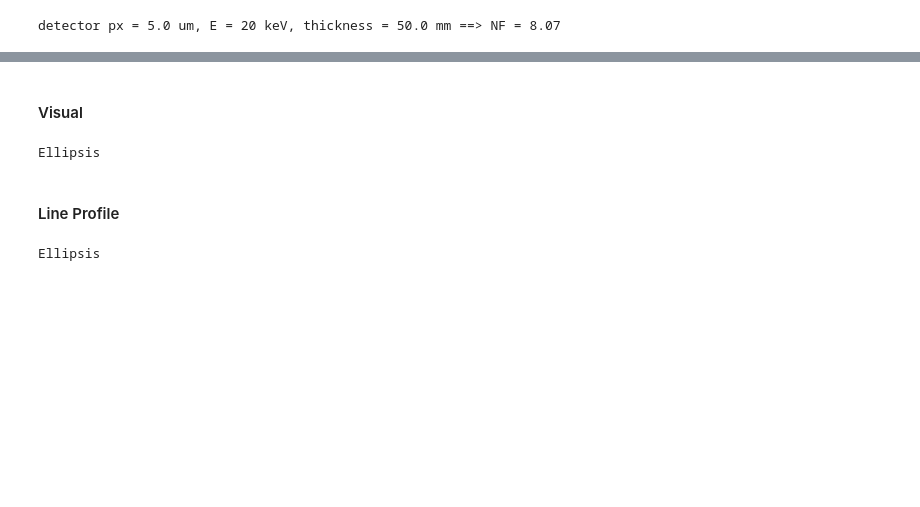
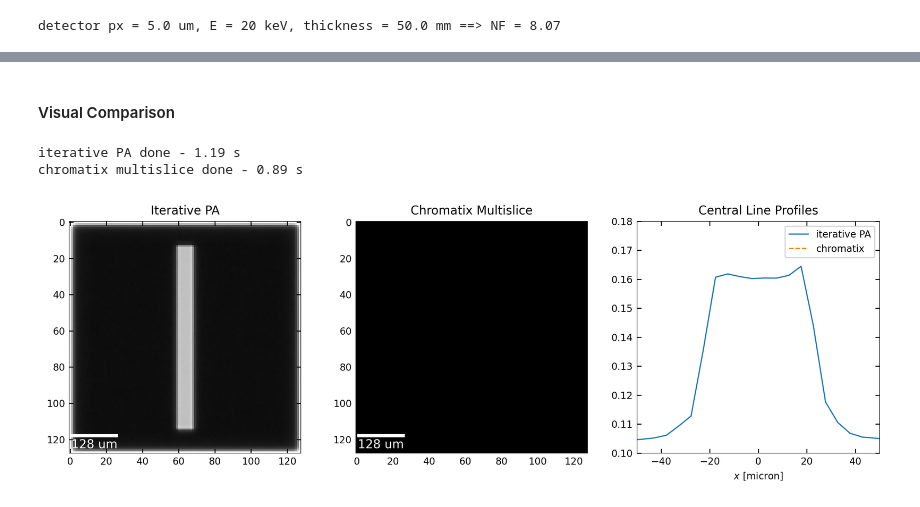
Before and after one commit to gjadick/spectral-xpci, a Jupyter notebook: comparing-two-multislice-functions.ipynb, the cells around one changed output, grey strips where cells are left out. Cells and saved outputs as stored; diff of their text form; code cells hidden in the pictures; blank space fills up the shorter version.

Commit message:
troubleshooting chromatix multislice

```diff
--- a/comparing-two-multislice-functions.ipynb
+++ b/comparing-two-multislice-functions.ipynb
@@ -63,13 +63,13 @@ def NF(a, E, z):
 ### The Two Functions:
 # %%
 def simulate_multislice_chromatix(obj_beta, obj_delta, phantom_dx, phantom_dz, phantom_N, z_slices,
-                                    det_shape, det_dx, det_fwhm, energy, propdist, I0):
+                                    det_shape, det_dx, det_fwhm, energy, propdist, I0,
+                                    det_psf='lorentzian', N_pad=100, n_medium=1, n_avg=1, key=jax.random.PRNGKey(3)):
     # from multislice.ipynb
     # this is the one that needs to be fiddled with to get the right output
 
-    # cailey added this line to troubleshoot / generalize
-    # note that cailey also added the function input parameters "phantom_N, z_slices" above
     phantom_shape = jnp.array([z_slices, phantom_N, phantom_N])
+    fov = phantom_N*phantom_dx
 
     field = cx.plane_wave(
         shape = phantom_shape[1:],
@@ -78,7 +78,7 @@ def simulate_multislice_chromatix(obj_beta, obj_delta, phantom_dx, phantom_dz, p
         spectral_density = 1.0,
     )
 
-    field = field / field.intensity.max()**0.5 / ((phantom_N / det_shape[0])**2)  # normalize
+    field = (field / field.intensity.max()**0.5) / ((phantom_N / det_shape[0])**2)  # normalize
     cval = field.intensity.max()
 
 
@@ -177,7 +177,7 @@ thickness = 5e-2     # thickness along propagation axis (z)
 det_shape = (128, 128)   # Note -- detector is smaller than phantom! Only 128x128 vs 1024x1024.
 det_fov = fov
 det_dx = det_fov / det_shape[0]
-det_psf = None #'lorentzian'
+det_psf = 'lorentzian' # was originally None
 det_fwhm = 1e-6
 
 fiber_width = 50e-6
@@ -213,12 +213,43 @@ Wall time: 3.92 s
 # %% [markdown]
-#### Visual
+#### Visual Comparison
-# %%
-...
-# %% [output]
-Ellipsis
-# %% [markdown]
-#### Line Profile
-# %%
-...
-# %% [output]
-Ellipsis
+# %%
+t0 = time()
+img_ms_approx = simulate_multislice_PA(obj_beta, obj_delta, dx, dz, N, Nz, det_shape, det_dx, det_fwhm, energy, propdist, I0, det_psf=det_psf)
+print(f'iterative PA done - {time() - t0:.2f} s')
+
+t0 = time()
+img_ms_chromatix = simulate_multislice_chromatix(obj_beta, obj_delta, dx, dz, N, Nz, det_shape, det_dx, det_fwhm, energy, propdist, I0, det_psf=det_psf)
+print(f'chromatix multislice done - {time() - t0:.2f} s')
+
+
+fig, ax = plt.subplots(nrows=1, ncols=3, figsize=[10,3.5], dpi=300)
+kw = {'cmap':'gray', 'vmin':0.1, 'vmax':0.18} # from inspection
+
+ax[0].set_title('Iterative PA')
+m = ax[0].imshow(img_ms_approx, **kw)
+# fig.colorbar(m, ax=ax[0])
+
+ax[1].set_title('Chromatix Multislice')
+m = ax[1].imshow(img_ms_chromatix, **kw)
+# fig.colorbar(m, ax=ax[1])
+
+for i in range(2):  # for the first two axes...
+    add_scalebar(ax[i], 0.2, det_shape[0], det_dx*1e6, 'um', color='w')
+    # ax[i].axis('off')  # get rid of the x and y ticks
+
+ax[2].set_title('Central Line Profiles')
+i_row = int((det_shape[0])/2)
+x = 1e6 * np.linspace(-det_fov/2, det_fov/2, det_shape[0])
+ax[2].set_xlabel('$x$ [micron]')
+ax[2].set_xlim(-fiber_width*1e6, fiber_width*1e6)  # zoom into the fiber width
+ax[2].set_ylim(kw['vmin'], kw['vmax'])
+ax[2].plot(x, img_ms_approx[i_row], linestyle='-', label='iterative PA')
+ax[2].plot(x, img_ms_chromatix[i_row], linestyle='--', label='chromatix')
+ax[2].legend()
+
+fig.tight_layout()
+plt.show()
+# %% [output]
+iterative PA done - 1.19 s
+chromatix multislice done - 0.89 s
+[figure, added]
```
Also changed, not shown: parts of 1 cell of this notebook.
